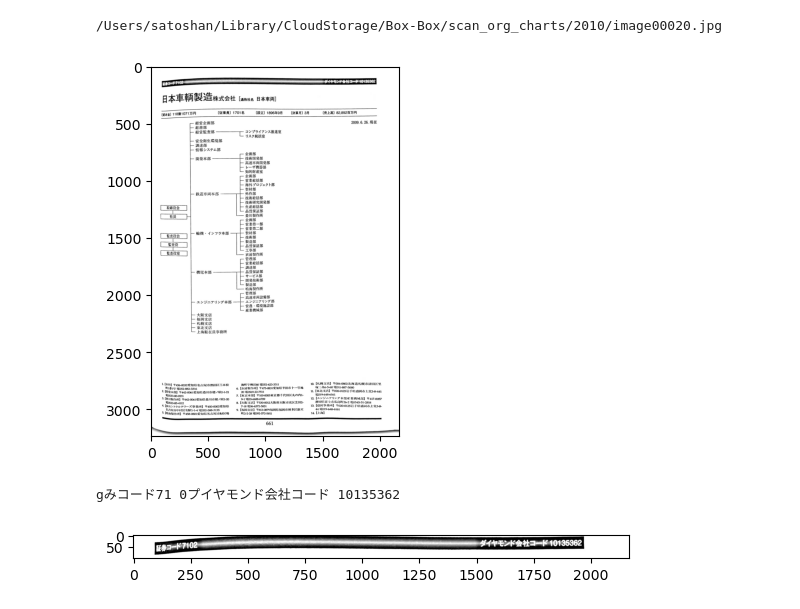
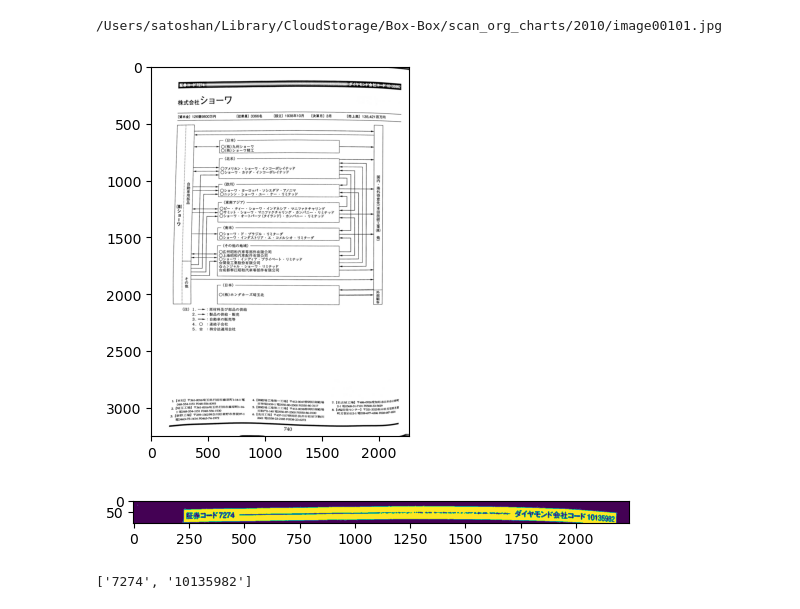
Before and after one commit to wakachii/SI-Org-chart, a Jupyter notebook: python/img_processing/process_sample.ipynb, the cells around one changed output. Cells and saved outputs as stored; diff of their text form; code cells hidden in the pictures.

```diff
--- a/python/img_processing/process_sample.ipynb
+++ b/python/img_processing/process_sample.ipynb
@@ -7,40 +7,46 @@ import pyocr
 import numpy as np
 from PIL import ImageFont, ImageDraw, Image
 import sys
+import re
+
 path = "/Users/satoshan/Library/CloudStorage/Box-Box/scan_org_charts/"
 path_2010 = path + "2010"
-
-# Choose 2010 of "三井造船"
-files = os.listdir(path_2010)
-files = [f for f in files if os.path.isfile(os.path.join(path_2010, f))]
-files.sort()
-file = os.path.join(path_2010, files[19])
-
-# img
-print(file)
-img = cv2.imread(file)
-plt.imshow(img)
-plt.show()
-# %% [output]
-/Users/satoshan/Library/CloudStorage/Box-Box/scan_org_charts/2010/image00020.jpg
-[figure, removed]
-# %%
-# code detection ocr
-header = img[100:200, :]
-pil_image = Image.fromarray(header)
-tools = pyocr.get_available_tools()
-tool = tools[0]
-txt = tool.image_to_string(
-    pil_image,
-    lang="jpn",
-    builder=pyocr.builders.TextBuilder(tesseract_layout=11)
-)
-substring = txt[5:9]
-print(txt)
-
-plt.imshow(header)
-plt.show()
-# %% [output]
-gみコード71 0プイヤモンド会社コード 10135362
-[figure, removed]
+# %%
+# Choose 2010 of "三井造船"
+files = os.listdir(path_2010)
+files = [f for f in files if os.path.isfile(os.path.join(path_2010, f))]
+files.sort()
+file = os.path.join(path_2010, files[100])
+
+# img
+print(file)
+img = cv2.imread(file)
+plt.imshow(img)
+plt.show()
+img = cv2.imread(file)
+
+# code detection ocr
+header = img[100:200, 10:-10]
+gray_image = cv2.cvtColor(header, cv2.COLOR_BGR2GRAY)
+_, binary_image = cv2.threshold(gray_image, 245, 255, cv2.THRESH_BINARY)
+gray_image_inv = cv2.bitwise_not(binary_image)
+blur = cv2.bilateralFilter(gray_image_inv ,9,75,75)
+plt.imshow(gray_image_inv)
+plt.show()
+
+pil_image = Image.fromarray(gray_image_inv)
+tools = pyocr.get_available_tools()
+tool = tools[0]
+txt = tool.image_to_string(
+    pil_image,
+    lang="jpn",
+    builder=pyocr.builders.TextBuilder(tesseract_layout=6)
+)
+filtered_text = re.findall(r'\d+', txt)
+print(filtered_text)
+# %% [output]
+/Users/satoshan/Library/CloudStorage/Box-Box/scan_org_charts/2010/image00101.jpg
+[figure, added]
+[figure, added]
+['7274', '10135982']
 # %%
```
Also changed, not shown: parts of 3 cells of this notebook, 1 other file.
